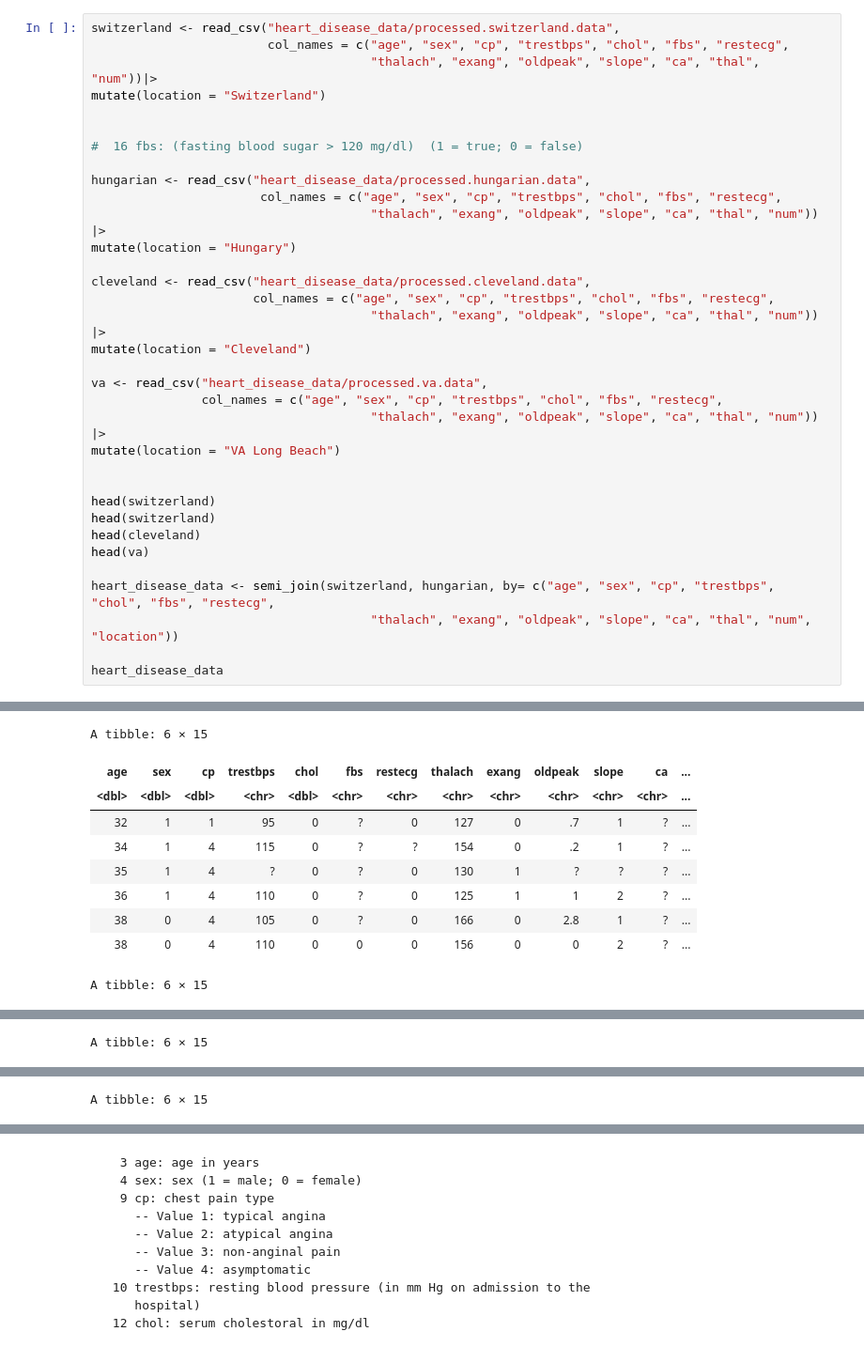
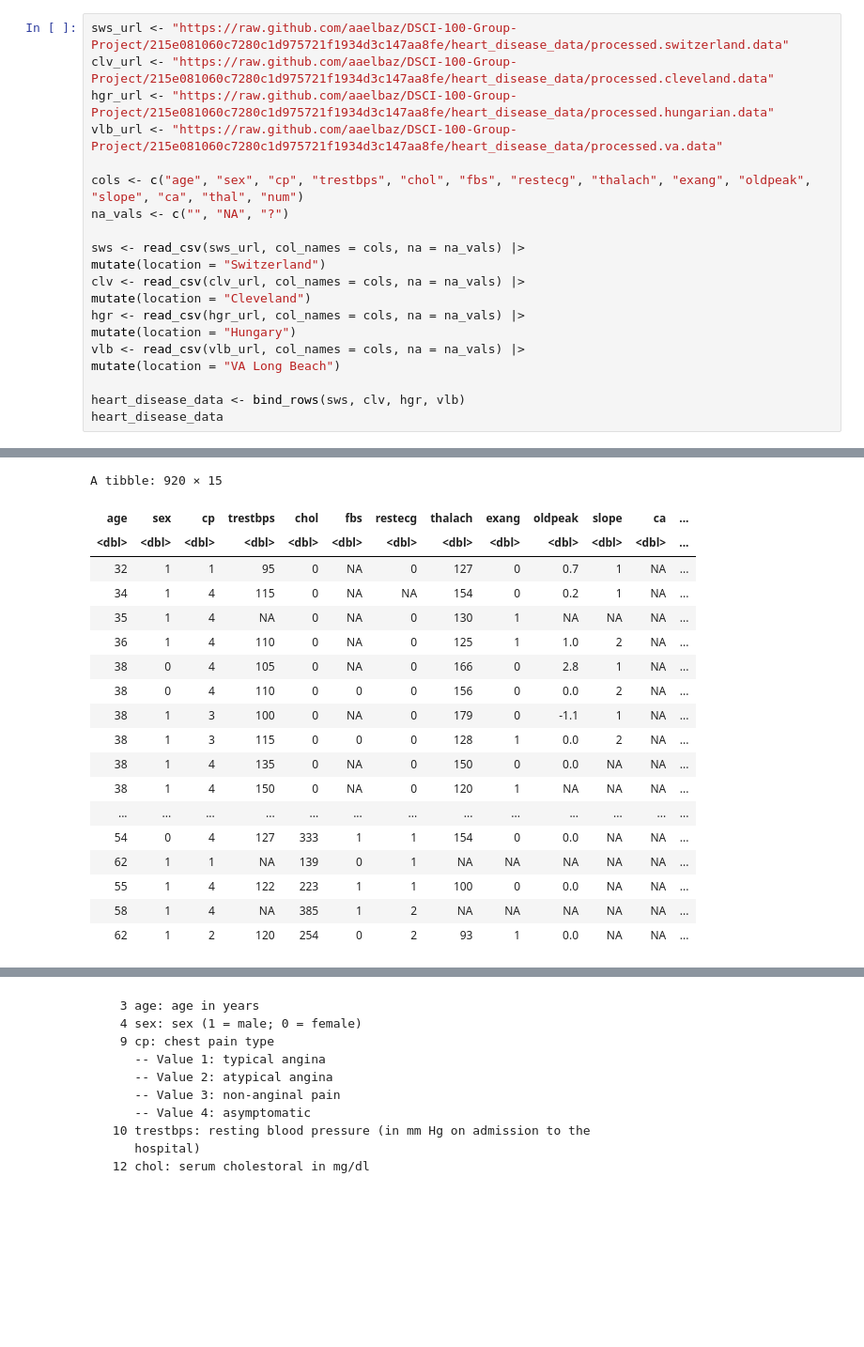
Before and after one commit to aaelbaz/DSCI-100-Group-Project, a Jupyter notebook: Main.ipynb, the cells around one changed output, grey strips where cells are left out. Shown at 94% size. Drawn from its saved outputs; the diff is of its cells as text; blank space fills up the shorter version.

```diff
--- a/Main.ipynb
+++ b/Main.ipynb
@@ -14,36 +23,22 @@ library(tidyverse)
 # %%
-switzerland <- read_csv("heart_disease_data/processed.switzerland.data",
-                        col_names = c("age", "sex", "cp", "trestbps", "chol", "fbs", "restecg",
-                                      "thalach", "exang", "oldpeak", "slope", "ca", "thal", "num"))|>
+sws_url <- "https://raw.github.com/aaelbaz/DSCI-100-Group-Project/215e081060c7280c1d975721f1934d3c147aa8fe/heart_disease_data/processed.switzerland.data"
+clv_url <- "https://raw.github.com/aaelbaz/DSCI-100-Group-Project/215e081060c7280c1d975721f1934d3c147aa8fe/heart_disease_data/processed.cleveland.data"
+hgr_url <- "https://raw.github.com/aaelbaz/DSCI-100-Group-Project/215e081060c7280c1d975721f1934d3c147aa8fe/heart_disease_data/processed.hungarian.data"
+vlb_url <- "https://raw.github.com/aaelbaz/DSCI-100-Group-Project/215e081060c7280c1d975721f1934d3c147aa8fe/heart_disease_data/processed.va.data"
+
+cols <- c("age", "sex", "cp", "trestbps", "chol", "fbs", "restecg", "thalach", "exang", "oldpeak", "slope", "ca", "thal", "num")
+na_vals <- c("", "NA", "?")
+
+sws <- read_csv(sws_url, col_names = cols, na = na_vals) |>
 mutate(location = "Switzerland")
-
-
-#  16 fbs: (fasting blood sugar > 120 mg/dl)  (1 = true; 0 = false)
-
-hungarian <- read_csv("heart_disease_data/processed.hungarian.data",
-                       col_names = c("age", "sex", "cp", "trestbps", "chol", "fbs", "restecg",
-                                      "thalach", "exang", "oldpeak", "slope", "ca", "thal", "num")) |>
+clv <- read_csv(clv_url, col_names = cols, na = na_vals) |>
+mutate(location = "Cleveland")
+hgr <- read_csv(hgr_url, col_names = cols, na = na_vals) |>
 mutate(location = "Hungary")
-
-cleveland <- read_csv("heart_disease_data/processed.cleveland.data",
-                      col_names = c("age", "sex", "cp", "trestbps", "chol", "fbs", "restecg",
-                                      "thalach", "exang", "oldpeak", "slope", "ca", "thal", "num")) |>
-mutate(location = "Cleveland")
-
-va <- read_csv("heart_disease_data/processed.va.data",
-               col_names = c("age", "sex", "cp", "trestbps", "chol", "fbs", "restecg",
-                                      "thalach", "exang", "oldpeak", "slope", "ca", "thal", "num")) |>
+vlb <- read_csv(vlb_url, col_names = cols, na = na_vals) |>
 mutate(location = "VA Long Beach")
 
-
-head(switzerland)
-head(switzerland)
-head(cleveland)
-head(va)
-
-heart_disease_data <- semi_join(switzerland, hungarian, by= c("age", "sex", "cp", "trestbps", "chol", "fbs", "restecg",
-                                      "thalach", "exang", "oldpeak", "slope", "ca", "thal", "num", "location"))
-
+heart_disease_data <- bind_rows(sws, clv, hgr, vlb)
 heart_disease_data
 # %% [output]
 Rows: 123 Columns: 14
@@ -63,13 +58,22 @@ dbl (5): age, sex, cp, restecg, num
 
 ℹ Use `spec()` to retrieve the full column specification for this data.
 ℹ Specify the column types or set `show_col_types = FALSE` to quiet this message.
-A tibble: 6 × 15
+A tibble: 920 × 15
 | age | sex | cp | trestbps | chol | fbs | restecg | thalach | exang | oldpeak | slope | ca | ... |
-| <dbl> | <dbl> | <dbl> | <chr> | <dbl> | <chr> | <chr> | <chr> | <chr> | <chr> | <chr> | <chr> | ... |
-| 32 | 1 | 1 | 95 | 0 | ? | 0 | 127 | 0 | .7 | 1 | ? | ... |
-| 34 | 1 | 4 | 115 | 0 | ? | ? | 154 | 0 | .2 | 1 | ? | ... |
-| 35 | 1 | 4 | ? | 0 | ? | 0 | 130 | 1 | ? | ? | ? | ... |
-| 36 | 1 | 4 | 110 | 0 | ? | 0 | 125 | 1 | 1 | 2 | ? | ... |
-| 38 | 0 | 4 | 105 | 0 | ? | 0 | 166 | 0 | 2.8 | 1 | ? | ... |
-| 38 | 0 | 4 | 110 | 0 | 0 | 0 | 156 | 0 | 0 | 2 | ? | ... |
+| <dbl> | <dbl> | <dbl> | <dbl> | <dbl> | <dbl> | <dbl> | <dbl> | <dbl> | <dbl> | <dbl> | <dbl> | ... |
+| 32 | 1 | 1 | 95 | 0 | NA | 0 | 127 | 0 | 0.7 | 1 | NA | ... |
+| 34 | 1 | 4 | 115 | 0 | NA | NA | 154 | 0 | 0.2 | 1 | NA | ... |
+| 35 | 1 | 4 | NA | 0 | NA | 0 | 130 | 1 | NA | NA | NA | ... |
+| 36 | 1 | 4 | 110 | 0 | NA | 0 | 125 | 1 | 1.0 | 2 | NA | ... |
+| 38 | 0 | 4 | 105 | 0 | NA | 0 | 166 | 0 | 2.8 | 1 | NA | ... |
+| 38 | 0 | 4 | 110 | 0 | 0 | 0 | 156 | 0 | 0.0 | 2 | NA | ... |
+| 38 | 1 | 3 | 100 | 0 | NA | 0 | 179 | 0 | -1.1 | 1 | NA | ... |
+| 38 | 1 | 3 | 115 | 0 | 0 | 0 | 128 | 1 | 0.0 | 2 | NA | ... |
+| 38 | 1 | 4 | 135 | 0 | NA | 0 | 150 | 0 | 0.0 | NA | NA | ... |
+| 38 | 1 | 4 | 150 | 0 | NA | 0 | 120 | 1 | NA | NA | NA | ... |
+| ... | ... | ... | ... | ... | ... | ... | ... | ... | ... | ... | ... | ... |
+| 54 | 0 | 4 | 127 | 333 | 1 | 1 | 154 | 0 | 0.0 | NA | NA | ... |
+| 62 | 1 | 1 | NA | 139 | 0 | 1 | NA | NA | NA | NA | NA | ... |
+| 55 | 1 | 4 | 122 | 223 | 1 | 1 | 100 | 0 | 0.0 | NA | NA | ... |
+| 58 | 1 | 4 | NA | 385 | 1 | 2 | NA | NA | NA | NA | NA | ... |
+| 62 | 1 | 2 | 120 | 254 | 0 | 2 | 93 | 1 | 0.0 | NA | NA | ... |
-A tibble: 6 × 15
@@ -84 +79,0 @@ A tibble: 6 × 15
-A tibble: 6 × 15
@@ -93 +79,0 @@ A tibble: 6 × 15
-A tibble: 6 × 15
```
Also changed, not shown: parts of 4 cells of this notebook.
